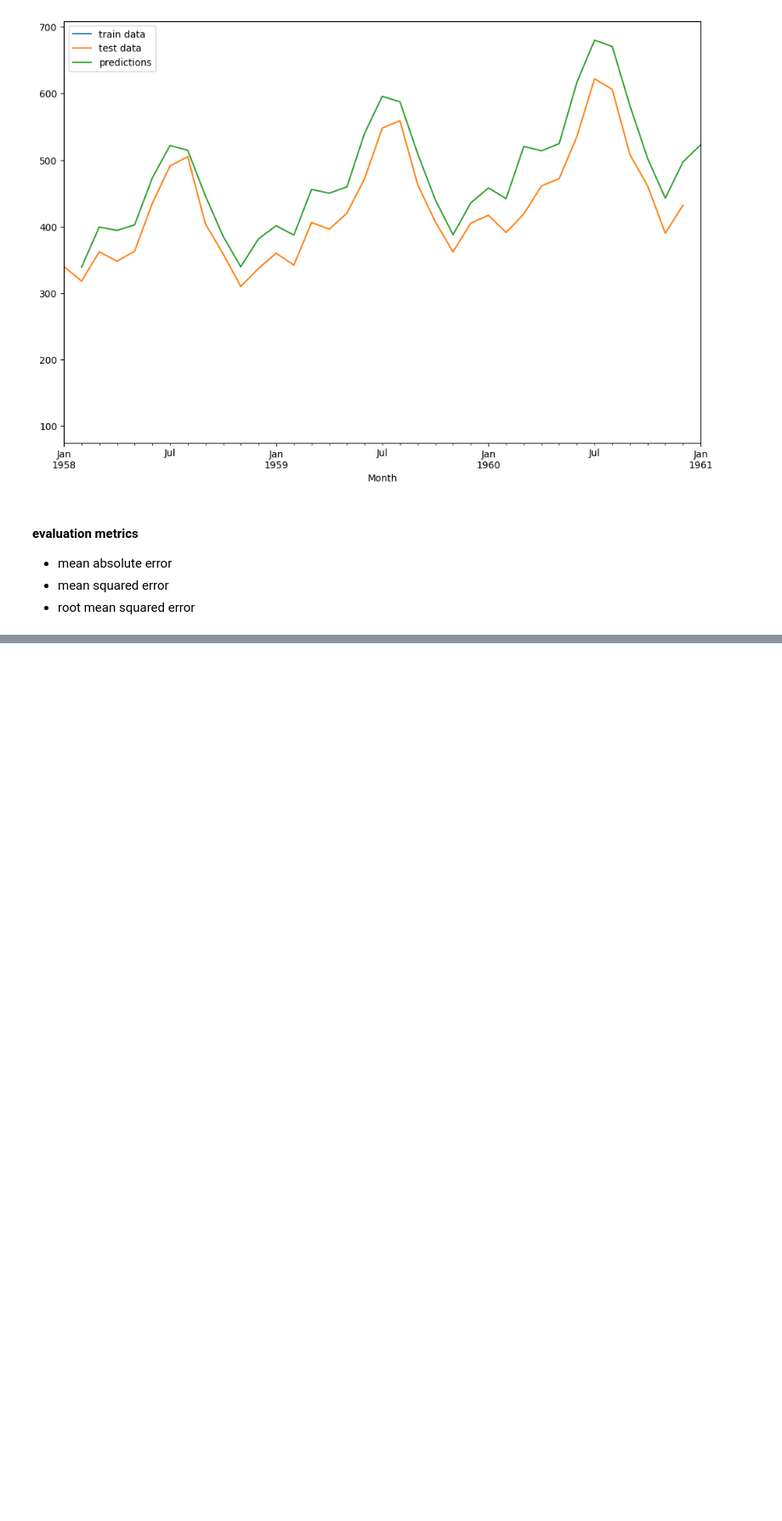
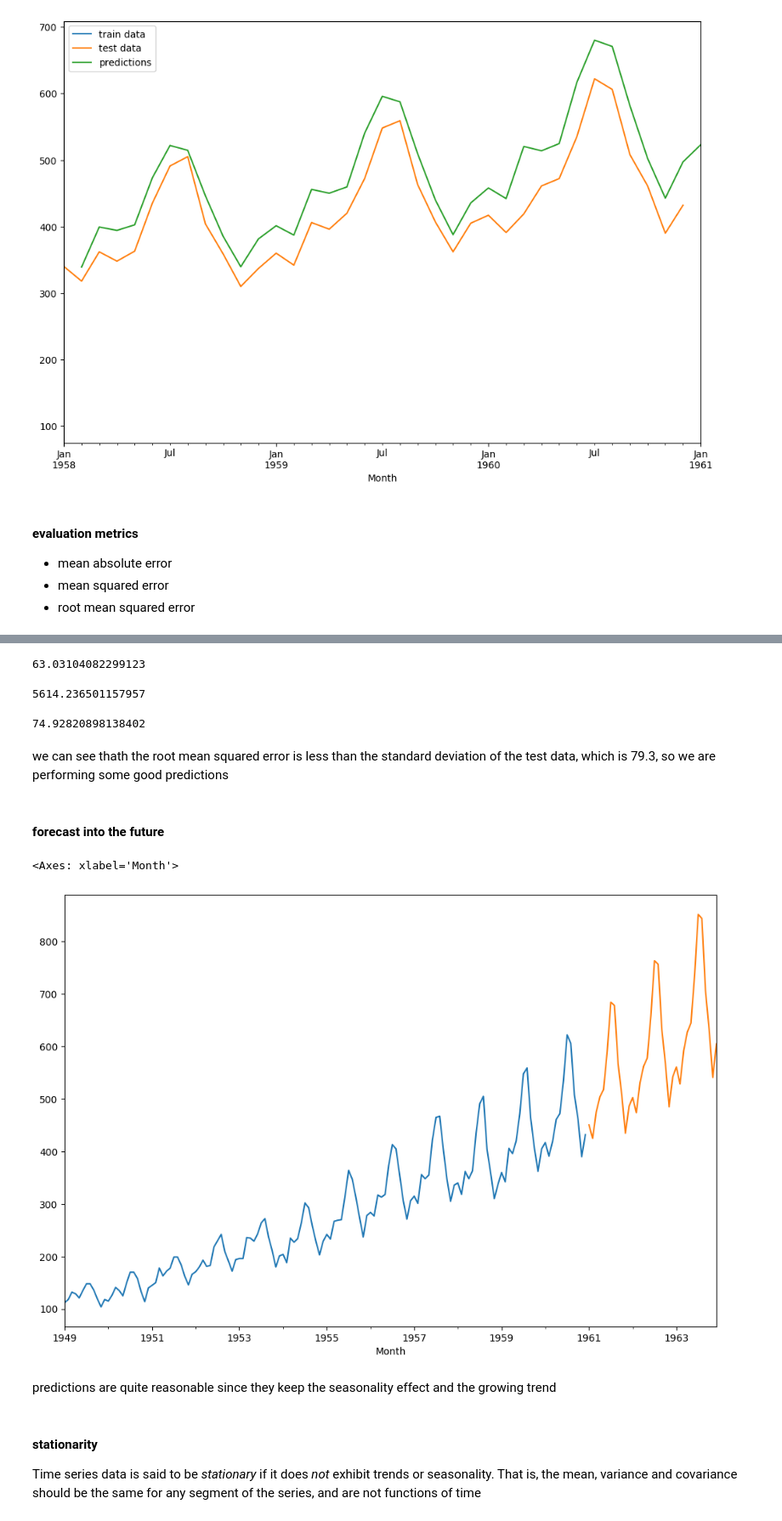
Before and after one commit to depa-tto/Time-Series-Forecasting-and-Analysis-course, a Jupyter notebook: lecture_10.ipynb, the cells around one changed output, grey strips where cells are left out. Shown at 85% size. Saved outputs shown, nothing was run; the diff lists cells and outputs as text; code cells hidden in the pictures; blank space fills up the shorter version.

```diff
--- a/lecture_10.ipynb
+++ b/lecture_10.ipynb
@@ -94,0 +109,34 @@ test_predictions.plot(legend=True,label='predictions',xlim=['1958-01-01','1961-0
+# %%
+mean_absolute_error(test_data,test_predictions)
+# %% [output]
+63.03104082299123
+# %%
+mean_squared_error(test_data,test_predictions)
+# %% [output]
+5614.236501157957
+# %%
+np.sqrt(mean_squared_error(test_data,test_predictions))
+# %% [output]
+74.92820898138402
+# %% [markdown]
+we can see thath the root mean squared error is less than the standard deviation of the test data, which is 79.3, so we are performing some good predictions
+# %% [markdown]
+#### forecast into the future
+# %%
+final_model = ExponentialSmoothing(df['Thousands of Passengers'],
+                                   trend='mul',
+                                   seasonal='mul',
+                                   seasonal_periods=12).fit()
+# %%
+forecast_predictions = final_model.forecast(36) # forecast 3 year ahead
+# %%
+df['Thousands of Passengers'].plot(figsize=(12,8))
+forecast_predictions.plot()
+# %% [output]
+<Axes: xlabel='Month'>
+[figure, added]
+# %% [markdown]
+predictions are quite reasonable since they keep the seasonality effect and the growing trend
+# %% [markdown]
+#### stationarity
+Time series data is said to be <em>stationary</em> if it does <em>not</em> exhibit trends or seasonality. That is, the mean, variance and covariance should be the same for any segment of the series, and are not functions of time
```
Also changed, not shown: parts of 11 cells of this notebook, 1 other file.
